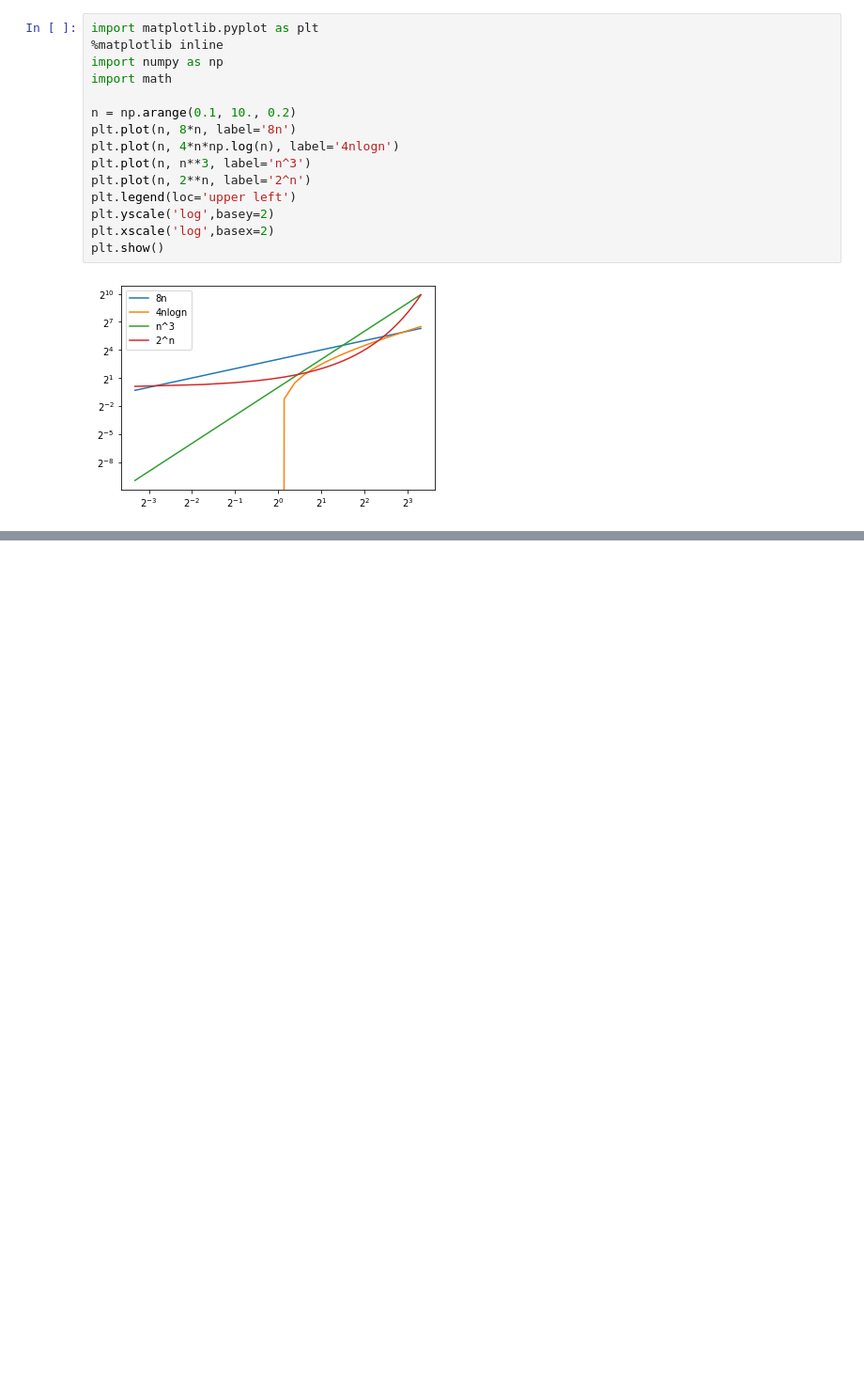
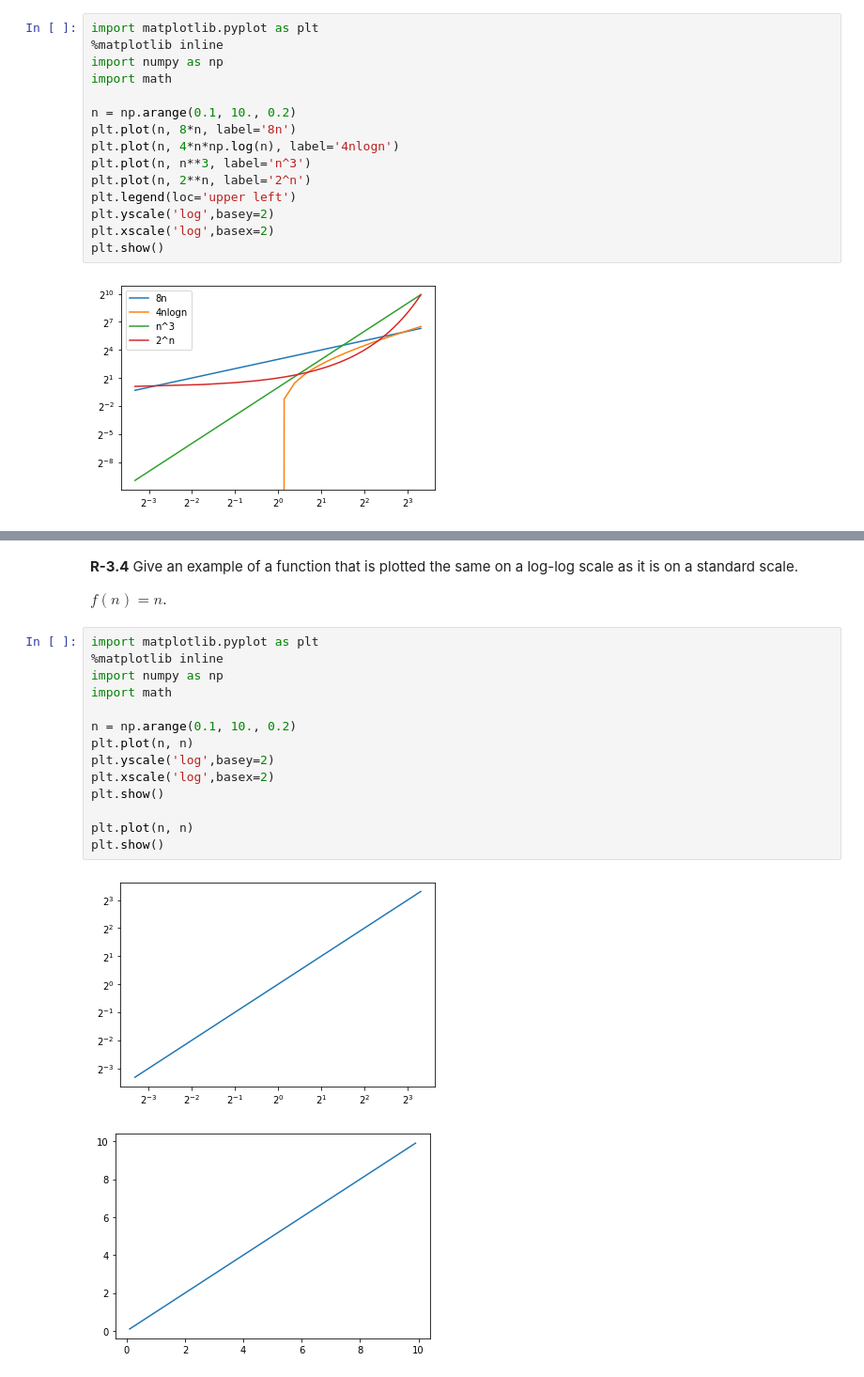
Before and after one commit to largecats/data-structures-and-algorithms-notes, a Jupyter notebook: dsa-in-python/dsa_in_python.ipynb, the cells around one changed output, grey strips where cells are left out. Shown at 94% size. Drawn from its saved outputs; the diff is of its cells as text; blank space fills up the shorter version.

```diff
--- a/dsa-in-python/dsa_in_python.ipynb
+++ b/dsa-in-python/dsa_in_python.ipynb
@@ -3057,0 +3076,22 @@ $2n^3$, respectively. Determine $n_0$ such that A is better than B for $n \geq n
+# %% [markdown]
+**R-3.4** Give an example of a function that is plotted the same on a log-log scale
+as it is on a standard scale.
+
+$f(n)=n$.
+# %%
+import matplotlib.pyplot as plt
+%matplotlib inline
+import numpy as np
+import math
+
+n = np.arange(0.1, 10., 0.2)
+plt.plot(n, n)
+plt.yscale('log',basey=2)
+plt.xscale('log',basex=2)
+plt.show()
+
+plt.plot(n, n)
+plt.show()
+# %% [output]
+[figure, added]
+[figure, added]
```
Also changed, not shown: parts of 12 cells of this notebook.
